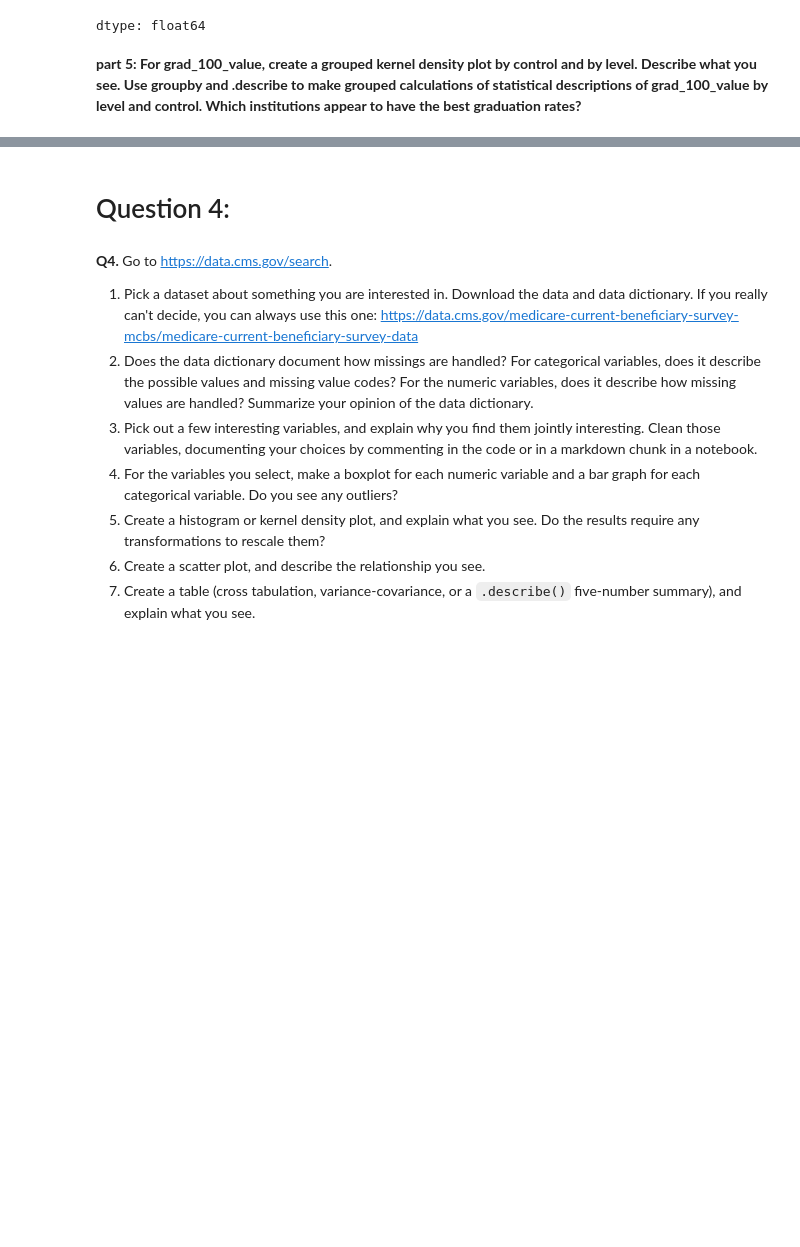
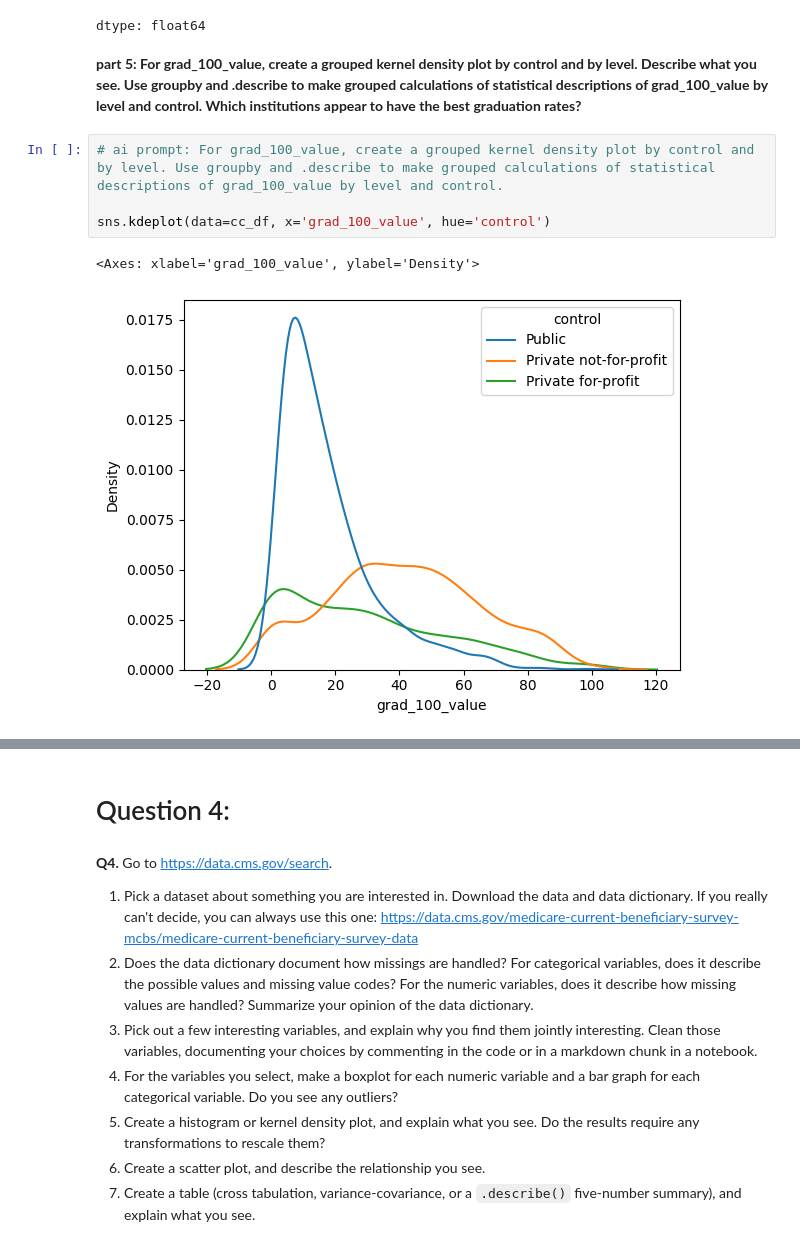
Before and after one commit to rachel1234561/labs, a Jupyter notebook: EDA_and_Visualization_assignment.ipynb, the cells around one changed output, grey strips where cells are left out. Saved outputs shown, nothing was run; the diff lists cells and outputs as text; blank space fills up the shorter version.

```diff
--- a/EDA_and_Visualization_assignment.ipynb
+++ b/EDA_and_Visualization_assignment.ipynb
@@ -110,3 +110,10 @@ cc_df['grad_100_value'].describe()
 dtype: float64
 # %% [markdown]
 **part 5: For grad_100_value, create a grouped kernel density plot by control and by level. Describe what you see. Use groupby and .describe to make grouped calculations of statistical descriptions of grad_100_value by level and control. Which institutions appear to have the best graduation rates?**
+# %%
+# ai prompt: For grad_100_value, create a grouped kernel density plot by control and by level. Use groupby and .describe to make grouped calculations of statistical descriptions of grad_100_value by level and control.
+
+sns.kdeplot(data=cc_df, x='grad_100_value', hue='control')
+# %% [output]
+<Axes: xlabel='grad_100_value', ylabel='Density'>
+[figure, added]
```
Also changed, not shown: parts of 24 cells of this notebook.
